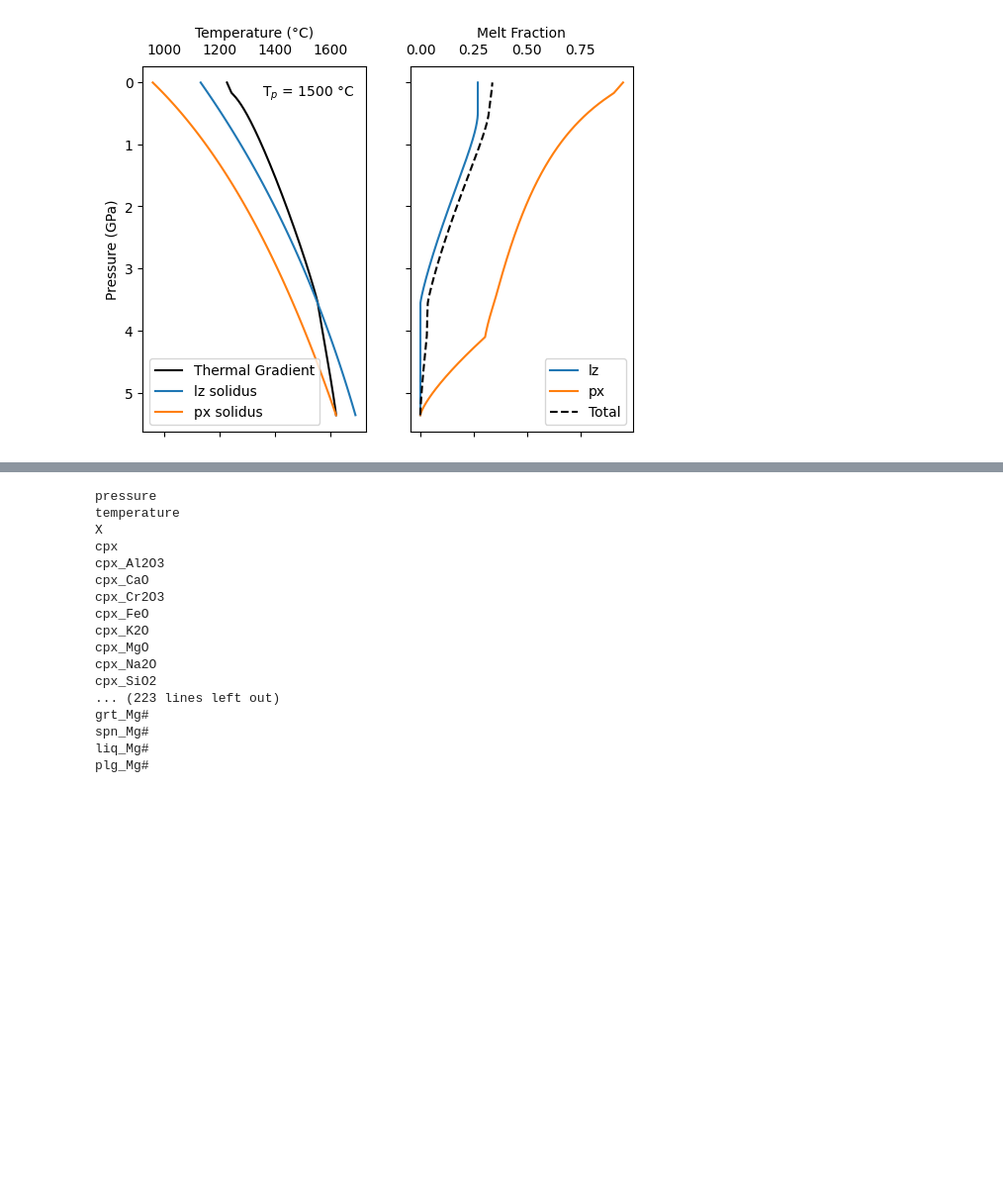
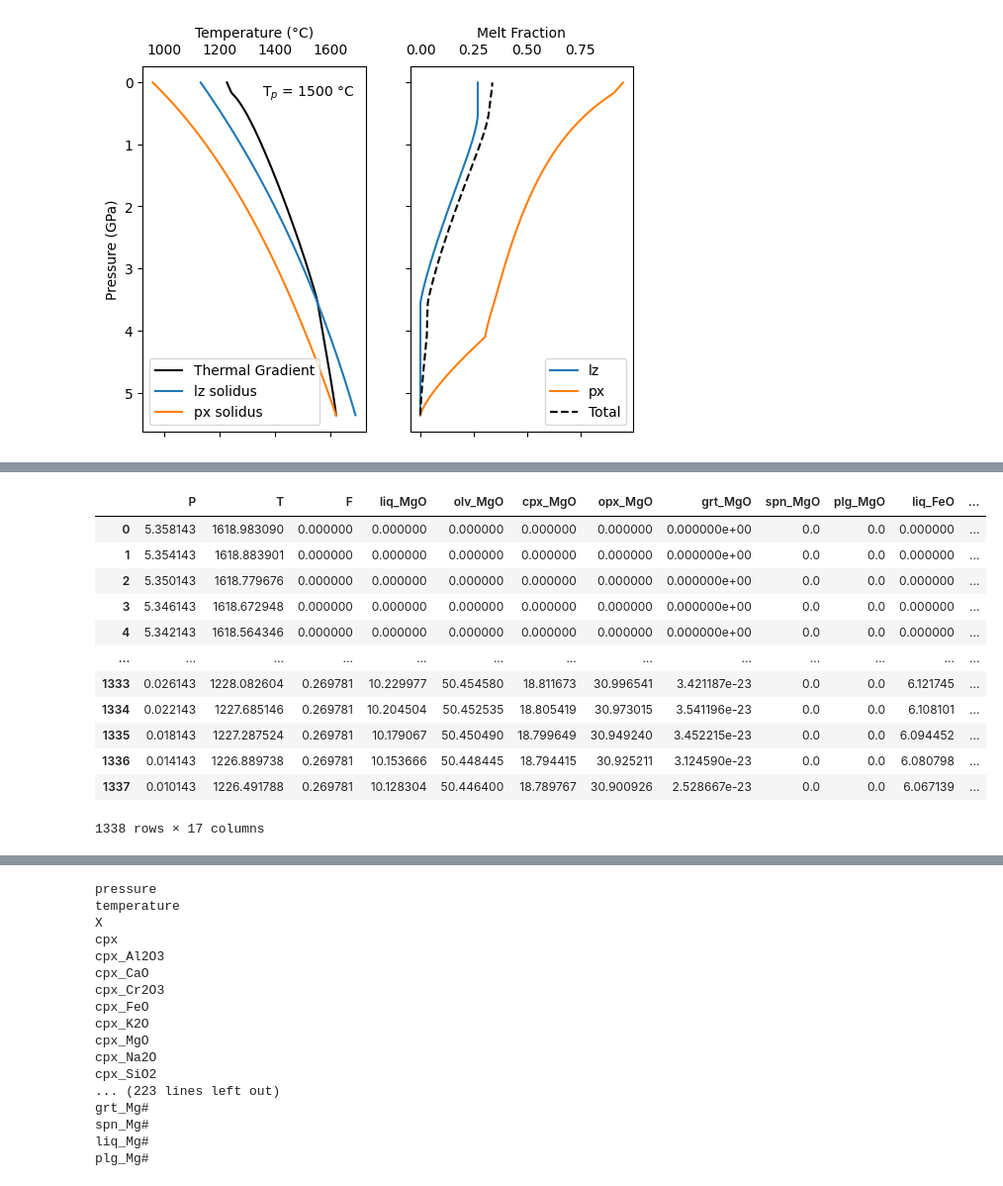
Before and after one commit to simonwmatthews/pyMelt, a Jupyter notebook: dev/stableisotopeengine.ipynb, the cells around one changed output, grey strips where cells are left out. Shown at 99% size. Cells and saved outputs as stored; diff of their text form; code cells hidden in the pictures; blank space fills up the shorter version.

```diff
--- a/dev/stableisotopeengine.ipynb
+++ b/dev/stableisotopeengine.ipynb
@@ -65,0 +49,16 @@ hi
+# %%
+column.composition['lz']
+# %% [output]
+|  | P | T | F | liq_MgO | olv_MgO | cpx_MgO | opx_MgO | grt_MgO | spn_MgO | plg_MgO | liq_FeO | ... |
+| 0 | 5.358143 | 1618.983090 | 0.000000 | 0.000000 | 0.000000 | 0.000000 | 0.000000 | 0.000000e+00 | 0.0 | 0.0 | 0.000000 | ... |
+| 1 | 5.354143 | 1618.883901 | 0.000000 | 0.000000 | 0.000000 | 0.000000 | 0.000000 | 0.000000e+00 | 0.0 | 0.0 | 0.000000 | ... |
+| 2 | 5.350143 | 1618.779676 | 0.000000 | 0.000000 | 0.000000 | 0.000000 | 0.000000 | 0.000000e+00 | 0.0 | 0.0 | 0.000000 | ... |
+| 3 | 5.346143 | 1618.672948 | 0.000000 | 0.000000 | 0.000000 | 0.000000 | 0.000000 | 0.000000e+00 | 0.0 | 0.0 | 0.000000 | ... |
+| 4 | 5.342143 | 1618.564346 | 0.000000 | 0.000000 | 0.000000 | 0.000000 | 0.000000 | 0.000000e+00 | 0.0 | 0.0 | 0.000000 | ... |
+| ... | ... | ... | ... | ... | ... | ... | ... | ... | ... | ... | ... | ... |
+| 1333 | 0.026143 | 1228.082604 | 0.269781 | 10.229977 | 50.454580 | 18.811673 | 30.996541 | 3.421187e-23 | 0.0 | 0.0 | 6.121745 | ... |
+| 1334 | 0.022143 | 1227.685146 | 0.269781 | 10.204504 | 50.452535 | 18.805419 | 30.973015 | 3.541196e-23 | 0.0 | 0.0 | 6.108101 | ... |
+| 1335 | 0.018143 | 1227.287524 | 0.269781 | 10.179067 | 50.450490 | 18.799649 | 30.949240 | 3.452215e-23 | 0.0 | 0.0 | 6.094452 | ... |
+| 1336 | 0.014143 | 1226.889738 | 0.269781 | 10.153666 | 50.448445 | 18.794415 | 30.925211 | 3.124590e-23 | 0.0 | 0.0 | 6.080798 | ... |
+| 1337 | 0.010143 | 1226.491788 | 0.269781 | 10.128304 | 50.446400 | 18.789767 | 30.900926 | 2.528667e-23 | 0.0 | 0.0 | 6.067139 | ... |
+1338 rows × 17 columns
```
Also changed, not shown: parts of 8 cells of this notebook, 7 other files.
